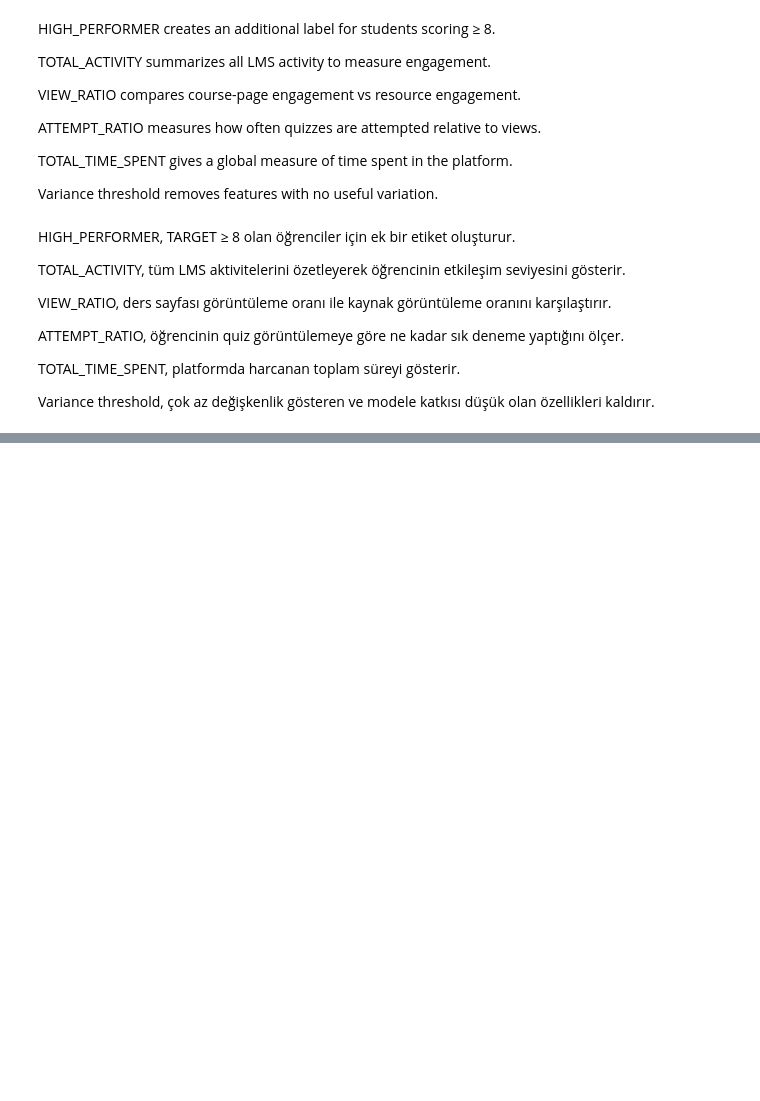
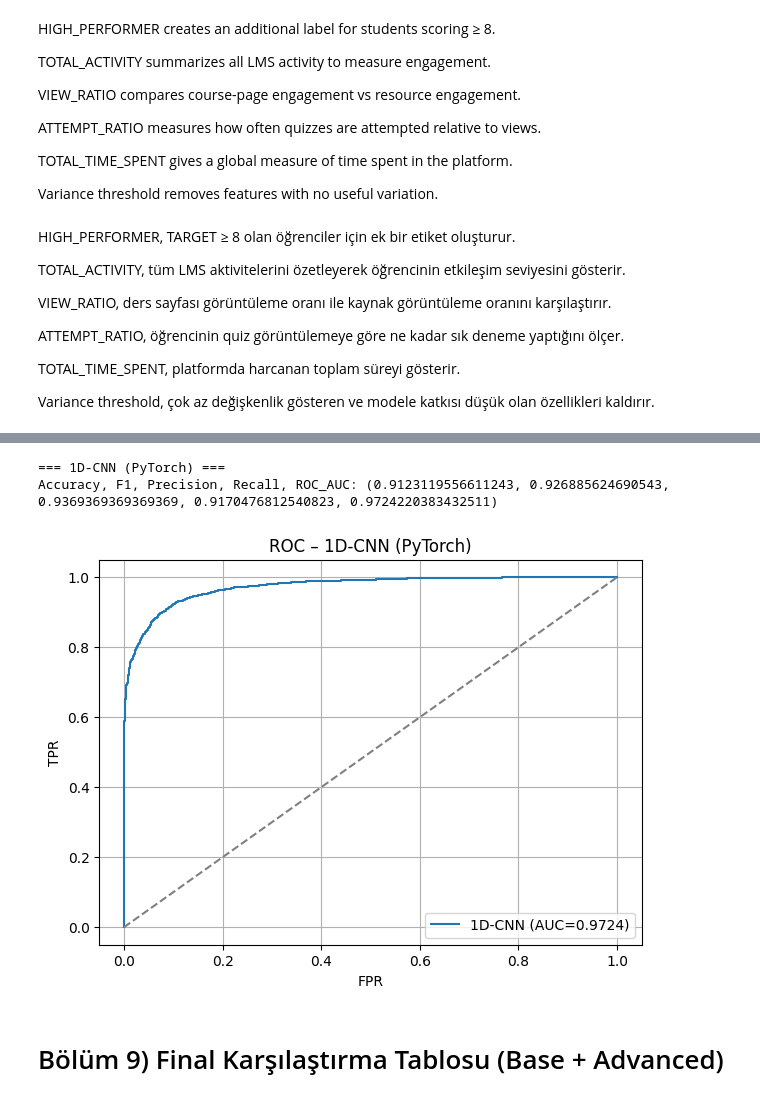
Before and after one commit to GradeSense210/GradeSense, a Jupyter notebook: Fatma_Abazlı_22040101142_GradeSense.ipynb, the cells around one changed output, grey strips where cells are left out. Drawn from its saved outputs; the diff is of its cells as text; code cells hidden in the pictures; blank space fills up the shorter version.

```diff
--- a/Fatma_Abazlı_22040101142_GradeSense.ipynb
+++ b/Fatma_Abazlı_22040101142_GradeSense.ipynb
@@ -520,0 +807,5 @@ df_results
+# %%
+cnn = CNN1DClassifier(in_dim=X_train_t.shape[1])
+cnn_metrics, y_true_cnn, y_prob_cnn = train_torch_model(
+    cnn, train_loader, test_loader, epochs=15, lr=1e-3
+)
@@ -520,0 +817,22 @@ df_results
+# %%
+print("\n=== 1D-CNN (PyTorch) ===")
+print("Accuracy, F1, Precision, Recall, ROC_AUC:", cnn_metrics)
+# %% [output]
+=== 1D-CNN (PyTorch) ===
+Accuracy, F1, Precision, Recall, ROC_AUC: (0.9123119556611243, 0.926885624690543, 0.9369369369369369, 0.9170476812540823, 0.9724220383432511)
+# %%
+fpr, tpr, _ = roc_curve(y_true_cnn, y_prob_cnn)
+
+plt.figure(figsize=(7,5))
+plt.plot(fpr, tpr, label=f"1D-CNN (AUC={cnn_metrics[-1]:.4f})")
+plt.plot([0,1],[0,1], linestyle="--", color="gray")
+plt.title("ROC – 1D-CNN (PyTorch)")
+plt.xlabel("FPR")
+plt.ylabel("TPR")
+plt.legend()
+plt.grid(True)
+plt.show()
+# %% [output]
+[figure, added]
+# %% [markdown]
+# Bölüm 9) Final Karşılaştırma Tablosu (Base + Advanced)
```
Also changed, not shown: parts of 73 cells of this notebook, 2 other files.
